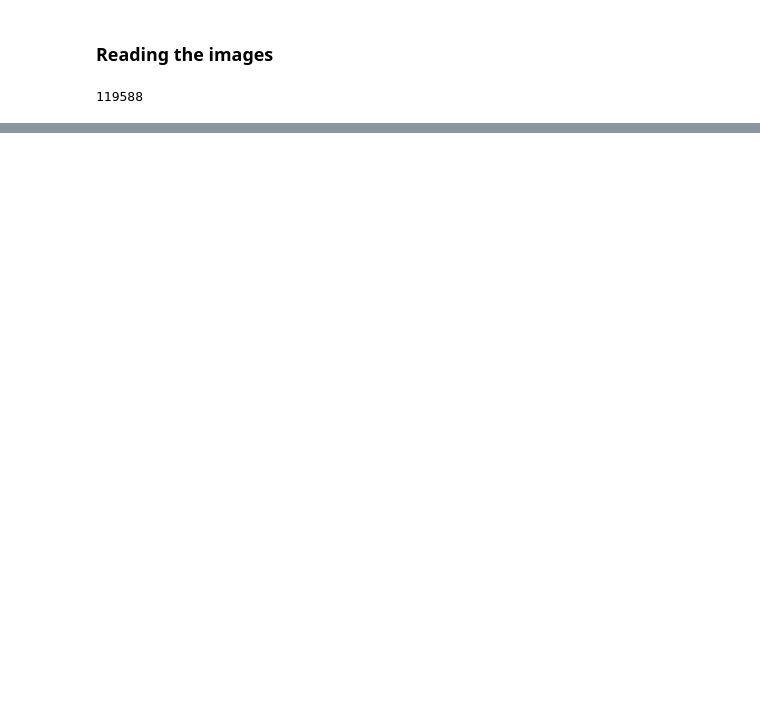
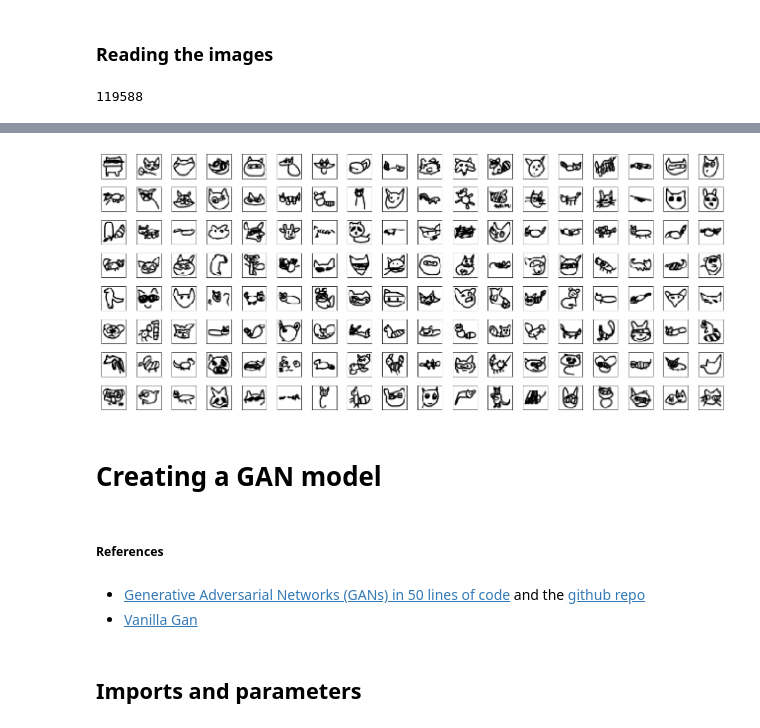
Before and after one commit to TheoLvs/machine-learning, a Jupyter notebook: 3. Generative Models/1. Generating doodles with GANs and PyTorch.ipynb, the cells around one changed output, grey strips where cells are left out. Saved outputs shown, nothing was run; the diff lists cells and outputs as text; code cells hidden in the pictures; blank space fills up the shorter version.

```diff
--- a/3. Generative Models/1. Generating doodles with GANs and PyTorch.ipynb
+++ b/3. Generative Models/1. Generating doodles with GANs and PyTorch.ipynb
@@ -68,0 +61,13 @@ d.to_csv("C:/data/submission_new.csv",index = False)
+# %%
+plot_sample(raccoon_data)
+# %% [output]
+[figure, added]
+# %% [markdown]
+# Creating a GAN model
+# %% [markdown]
+##### References
+# %% [markdown]
+- [Generative Adversarial Networks (GANs) in 50 lines of code](https://medium.com/@devnag/generative-adversarial-networks-gans-in-50-lines-of-code-pytorch-e81b79659e3f) and the [github repo](https://github.com/devnag/pytorch-generative-adversarial-networks)
+- [Vanilla Gan](https://nbviewer.jupyter.org/github/greydanus/mnist-gan/blob/master/vanilla-gan.ipynb)
+# %% [markdown]
+## Imports and parameters
```
Also changed, not shown: parts of 29 cells of this notebook.
